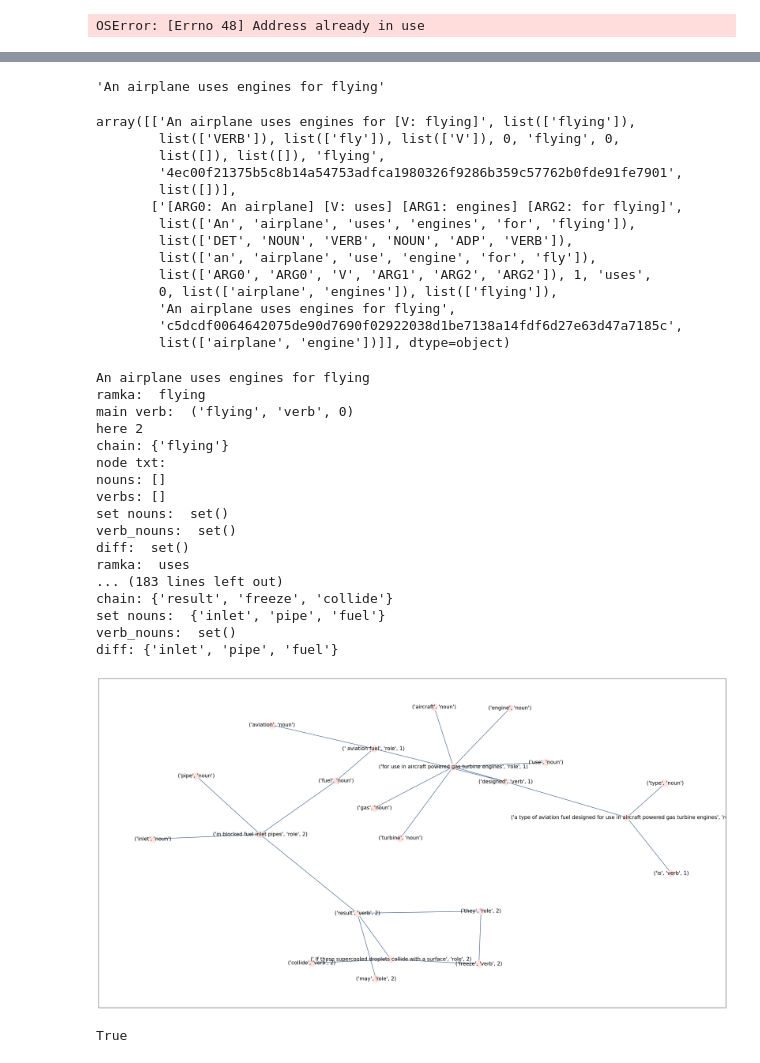
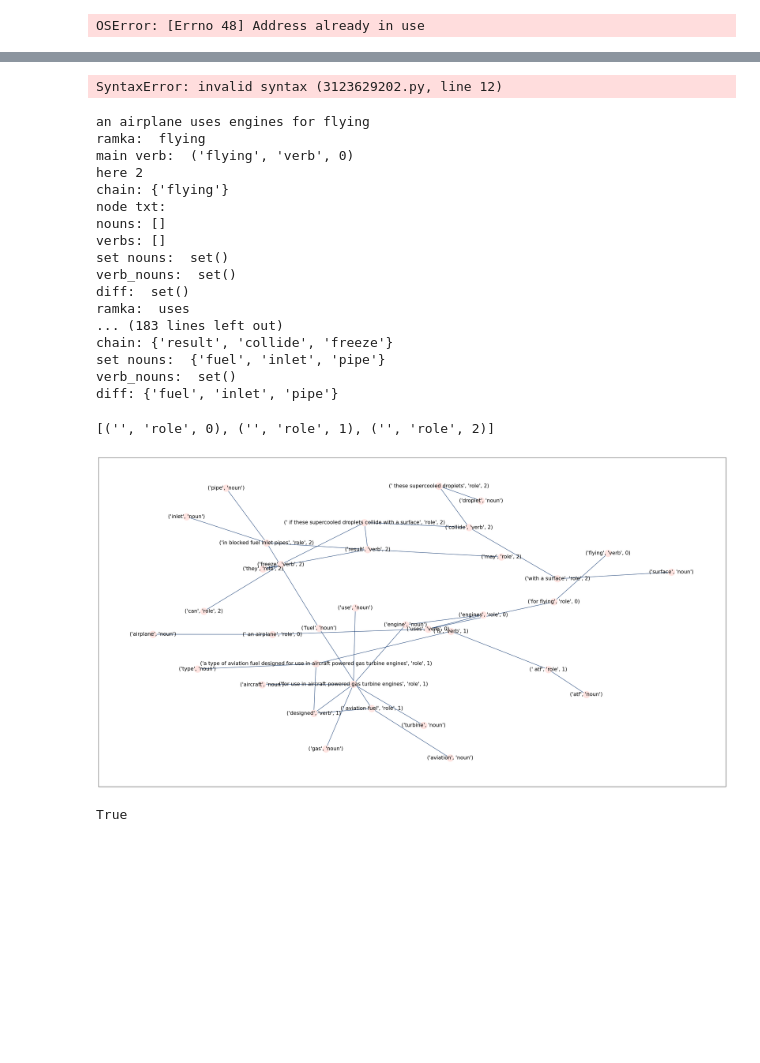
Before and after one commit to mgalusza/srl, a Jupyter notebook: lex_rank.ipynb, the cells around one changed output, grey strips where cells are left out. Saved outputs shown, nothing was run; the diff lists cells and outputs as text; code cells hidden in the pictures; blank space fills up the shorter version.

```diff
--- a/lex_rank.ipynb
+++ b/lex_rank.ipynb
@@ -235,6 +271,8 @@ text =  """An airplane uses engines for flying.
     ATF is a type of aviation fuel designed for use in aircraft powered gas-turbine engines.
     If these supercooled droplets collide with a surface they can freeze and may result in blocked fuel inlet pipes.
 """
+# %%
+sent = 'John is buying a new car from 20.000 USD'
 # %%
 sents = text.split(".")
 # %%
@@ -250,7 +285,7 @@ def removePunctation(sent):
 # %%
 sents_no_punct = []
 for s in sents:
-    sents_no_punct.append(removePunctation(s))
+    sents_no_punct.append(removePunctation(s.lower()))
 # %%
 len(sents_no_punct)
 # %% [output]
@@ -369,10 +405,9 @@ OSError: [Errno 48] Address already in use
 import spacy
 
 # Load the spaCy language model
-nlp = spacy.load("en_core_web_sm")
 
 # Input text
-text = "If these supercooled, beautiful droplets collide with a surface they can freeze and may result in blocked fuel inlet pipes."
+text = 'Frame semantics is a theory of linguistic meaning developed by Charles J. Fillmore that extends his earlier case grammar'
 
 # Process the text with spaCy
 doc = nlp(text)
@@ -382,7 +417,7 @@ for sent in doc.sents:
     print("Sentence:", sent.text)
     for token in sent:
         # Print token text, its dependency label, and the head token
-        print(f"Token: {token.text}, Dependency: {token.dep_}, Head Token: {token.head.text}")
+        print(f"Token: {token.text}, Dependency: {token.dep_}, Head Token: {token.head.text}, Lemma: {token.lemma_}, POS: {token.pos_}")
         print(f"Token: {token.pos_}, Dependency: {token.dep_}, Head Token: {token.head.pos_}")
     print("\n")
 # %% [output]
@@ -978,26 +1071,14 @@ ret = parseSRLPredictor3(sents_no_punct[0],0)
 ret_pd = pd.DataFrame(ret,columns=['description','words','pos','lemma','role','verbs_cnt','verb','s_id','nouns','verbs','frame_txt','frame_id','centers'])
 ret_pd.sort_values('verbs_cnt',inplace=True)
-# %%
-sents_no_punct[0]
-# %% [output]
-'An airplane uses engines for flying'
-# %%
-ret_pd.values
-# %% [output]
-array([['An airplane uses engines for [V: flying]', list(['flying']),
-        list(['VERB']), list(['fly']), list(['V']), 0, 'flying', 0,
-        list([]), list([]), 'flying',
-        '4ec00f21375b5c8b14a54753adfca1980326f9286b359c57762b0fde91fe7901',
-        list([])],
-       ['[ARG0: An airplane] [V: uses] [ARG1: engines] [ARG2: for flying]',
-        list(['An', 'airplane', 'uses', 'engines', 'for', 'flying']),
-        list(['DET', 'NOUN', 'VERB', 'NOUN', 'ADP', 'VERB']),
-        list(['an', 'airplane', 'use', 'engine', 'for', 'fly']),
-        list(['ARG0', 'ARG0', 'V', 'ARG1', 'ARG2', 'ARG2']), 1, 'uses',
-        0, list(['airplane', 'engines']), list(['flying']),
-        'An airplane uses engines for flying',
-        'c5dcdf0064642075de90d7690f02922038d1be7138a14fdf6d27e63d47a7185c',
-        list(['airplane', 'engine'])]], dtype=object)
+# %%
+G = nx.Graph()
+s_id = 0
+s =  sents_no_punct[7]
+print(s)
+G = parseSentence10(G,s,s_id)
+s_id = s_id + 1
+# %% [output]
+SyntaxError: invalid syntax (3123629202.py, line 12)
 # %%
 G = nx.Graph()
 s_id = 0
@@ -1010,9 +1091,14 @@ node_to_remove = []
 for n in G.nodes():
     if n[0] == '':
         node_to_remove.append(n)
+    if n[1] != 'noun':
+        try:
+            f = G.nodes[n]['frame']
+        except:
+            node_to_remove.append(n)
 G.remove_nodes_from(node_to_remove)
 # %% [output]
-An airplane uses engines for flying
+an airplane uses engines for flying
 ramka:  flying
 main verb:  ('flying', 'verb', 0)
 here 2
@@ -1025,16 +1111,20 @@ verb_nouns:  set()
 diff:  set()
 ramka:  uses
 ... (183 lines left out)
-chain: {'result', 'freeze', 'collide'}
-set nouns:  {'inlet', 'pipe', 'fuel'}
+chain: {'result', 'collide', 'freeze'}
+set nouns:  {'fuel', 'inlet', 'pipe'}
 verb_nouns:  set()
-diff: {'inlet', 'pipe', 'fuel'}
+diff: {'fuel', 'inlet', 'pipe'}
+# %%
+node_to_remove
+# %% [output]
+[('', 'role', 0), ('', 'role', 1), ('', 'role', 2)]
 # %%
-start_node = (('fuel', 'noun'))
-G_ego = nx.ego_graph(G,start_node,radius=4)
-drawgraph(G_ego)
+#start_node = ('service', 'noun')
+#G_ego = nx.ego_graph(G,start_node,radius=3)
+drawgraph(G)
 # %% [output]
-[figure, old version]
+[figure, new version]
 # %%
 source_node = ('Sweden','noun')
 target_node = ('Riddarhuset','noun')
```
Also changed, not shown: parts of 81 cells of this notebook, 15 other files.
